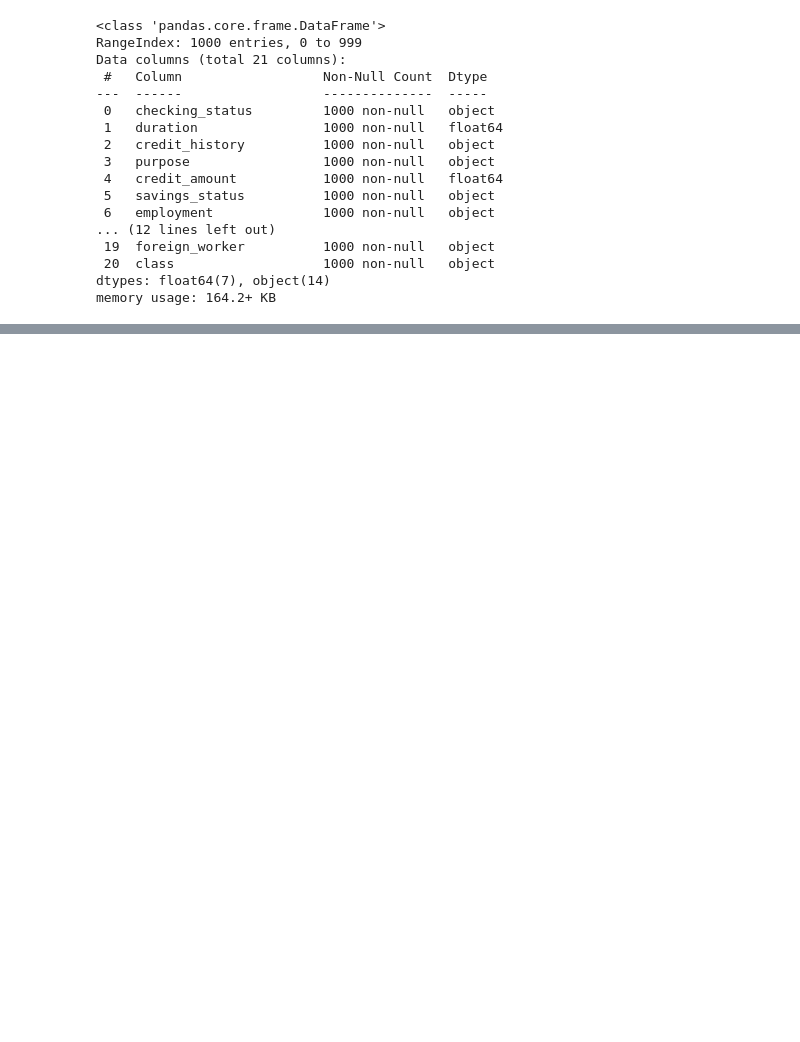
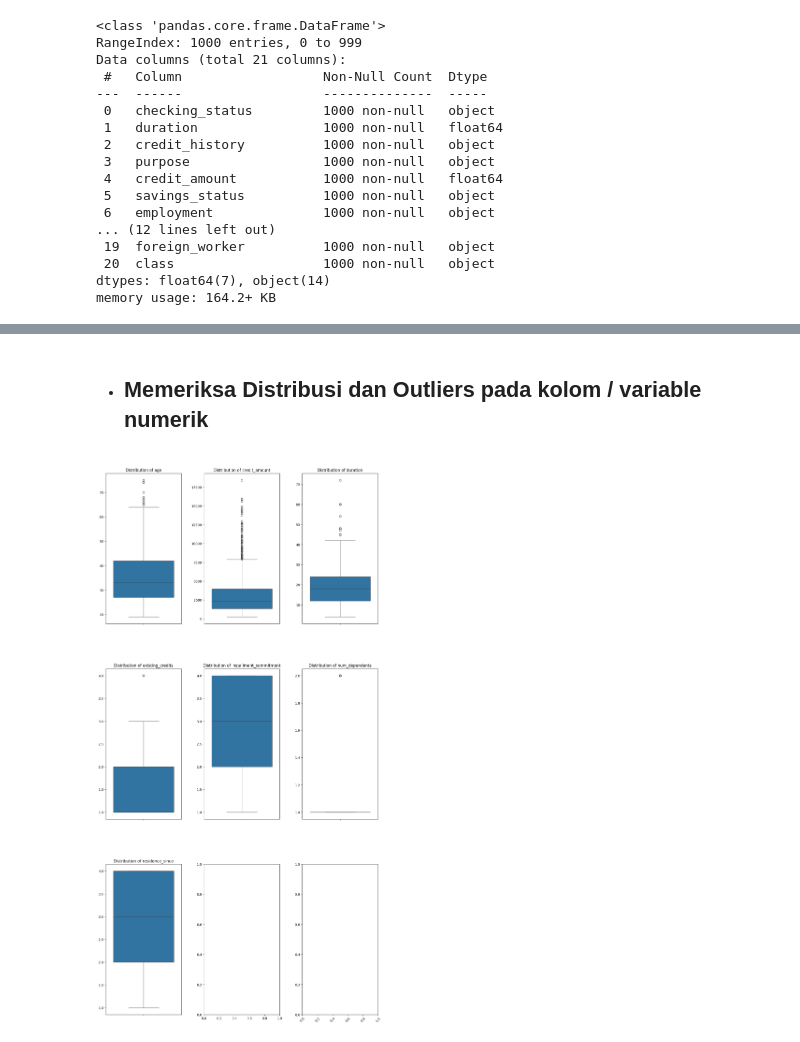
Before and after one commit to JayaWinata/Oprec-ISLAB, a Jupyter notebook: credit-g-classification.ipynb, the cells around one changed output, grey strips where cells are left out. Saved outputs shown, nothing was run; the diff lists cells and outputs as text; code cells hidden in the pictures; blank space fills up the shorter version.

```diff
--- a/credit-g-classification.ipynb
+++ b/credit-g-classification.ipynb
@@ -58,3 +72,20 @@ df.describe()
 | 50% | 18.000000 | 2319.500000 | 3.000000 | 3.000000 | 33.000000 | 1.000000 | ... |
 | 75% | 24.000000 | 3972.250000 | 4.000000 | 4.000000 | 42.000000 | 2.000000 | ... |
 | max | 72.000000 | 18424.000000 | 4.000000 | 4.000000 | 75.000000 | 4.000000 | ... |
+# %% [markdown]
+- ## Memeriksa Distribusi dan Outliers pada kolom / variable numerik
+# %%
+fig, axes = plt.subplots(3, 3, figsize=(15, 30))
+axes = axes.flatten()
+
+for i, (col, ax) in enumerate(zip(df.columns.difference(categorical_cols), axes)):
+    plt.xticks(rotation=45)
+    sns.boxplot(df[col], ax=ax)
+    ax.set_title(f'Distribution of {col}', fontsize=12)
+    ax.set_xlabel('')
+    ax.set_ylabel('')
+    ax.tick_params(axis='x', rotation=45)
+
+plt.subplots_adjust(wspace=0.3, hspace=0.3)
+# %% [output]
+[figure, added]
```
Also changed, not shown: parts of 12 cells of this notebook.
